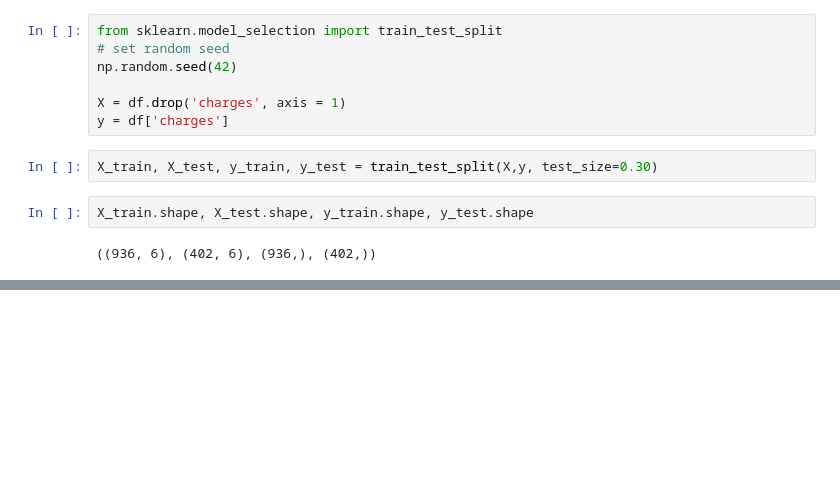
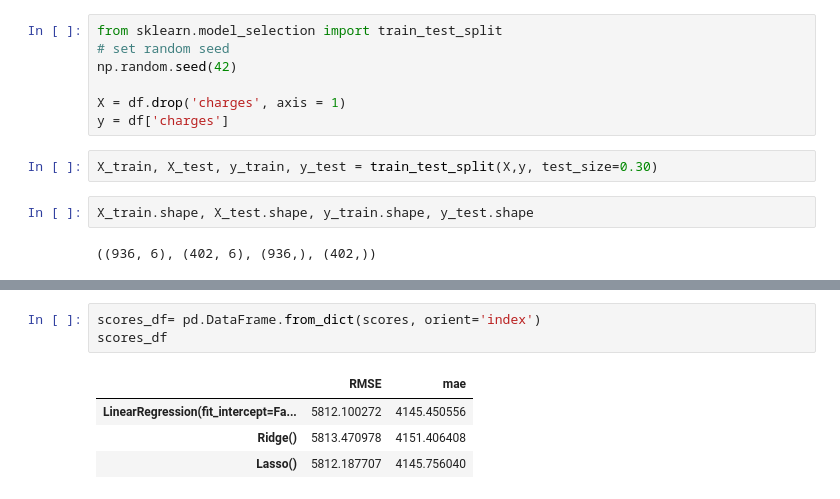
Before and after one commit to AF-datascience/insurance_charges_predictor, a Jupyter notebook: Insurance Predictor Project.ipynb, the cells around one changed output, grey strips where cells are left out. Saved outputs shown, nothing was run; the diff lists cells and outputs as text; blank space fills up the shorter version.

```diff
--- a/Insurance Predictor Project.ipynb
+++ b/Insurance Predictor Project.ipynb
@@ -398,0 +485,8 @@ from sklearn.linear_model import Ridge
+# %%
+scores_df= pd.DataFrame.from_dict(scores, orient='index')
+scores_df
+# %% [output]
+|  | RMSE | mae |
+| LinearRegression(fit_intercept=Fa... | 5812.100272 | 4145.450556 |
+| Ridge() | 5813.470978 | 4151.406408 |
+| Lasso() | 5812.187707 | 4145.756040 |
```
Also changed, not shown: parts of 44 cells of this notebook.
